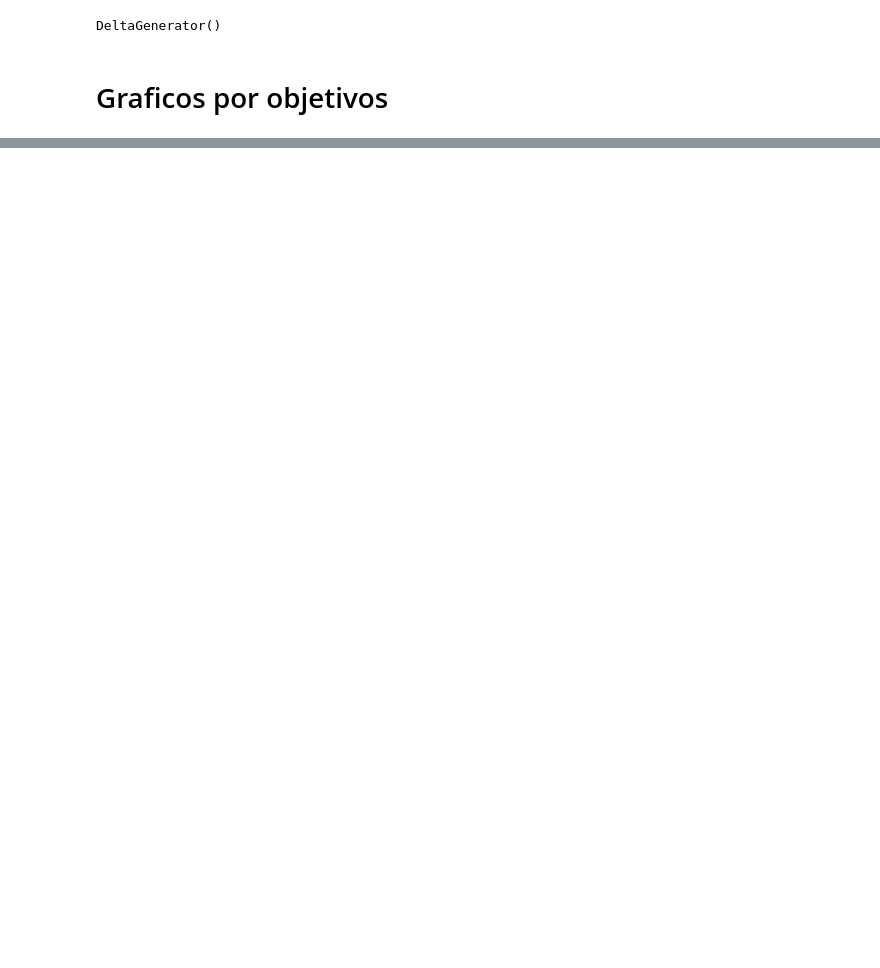
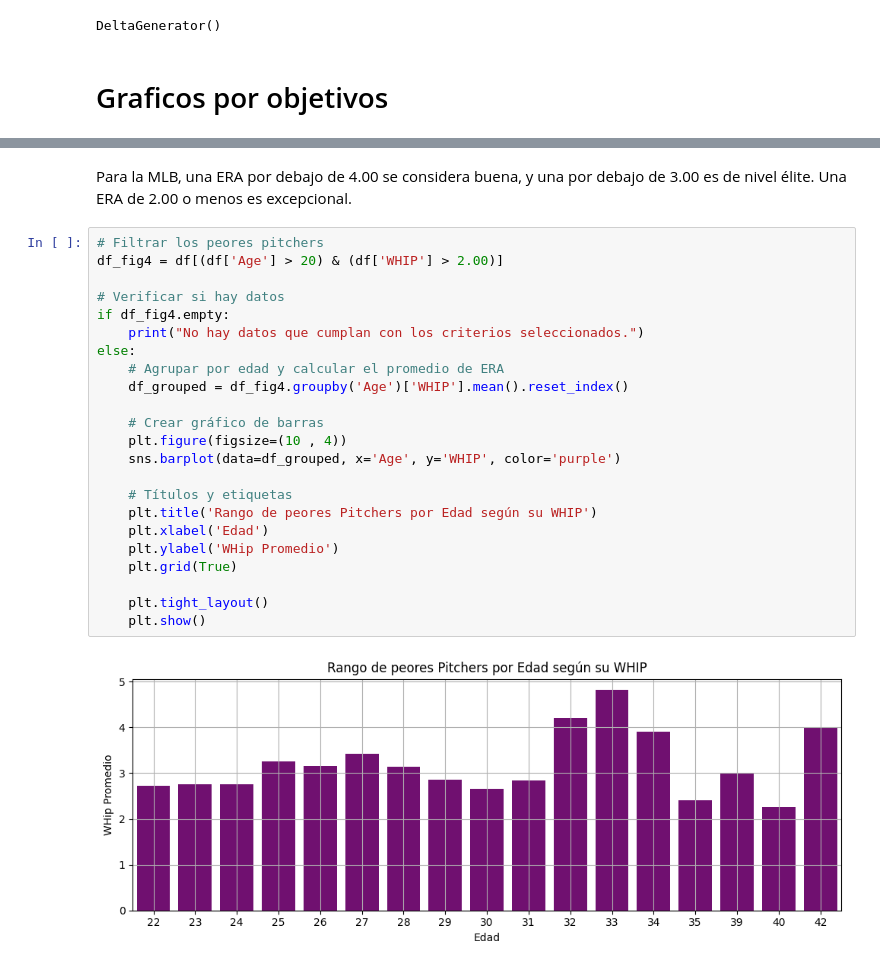
Before and after one commit to alvarogoncalves04/Trabajo-final--Alvaro-Goncalves-Yonelvis-Gonzales, a Jupyter notebook: test.ipynb, the cells around one changed output, grey strips where cells are left out. Drawn from its saved outputs; the diff is of its cells as text; blank space fills up the shorter version.

```diff
--- a/test.ipynb
+++ b/test.ipynb
@@ -285,0 +314,27 @@ DeltaGenerator()
+# %% [markdown]
+Para la MLB, una ERA por debajo de 4.00 se considera buena, y una por debajo de 3.00 es de nivel élite. Una ERA de 2.00 o menos es excepcional.
+# %%
+# Filtrar los peores pitchers
+df_fig4 = df[(df['Age'] > 20) & (df['WHIP'] > 2.00)]
+
+# Verificar si hay datos
+if df_fig4.empty:
+    print("No hay datos que cumplan con los criterios seleccionados.")
+else:
+    # Agrupar por edad y calcular el promedio de ERA
+    df_grouped = df_fig4.groupby('Age')['WHIP'].mean().reset_index()
+
+    # Crear gráfico de barras
+    plt.figure(figsize=(10 , 4))
+    sns.barplot(data=df_grouped, x='Age', y='WHIP', color='purple')
+
+    # Títulos y etiquetas
+    plt.title('Rango de peores Pitchers por Edad según su WHIP')
+    plt.xlabel('Edad')
+    plt.ylabel('WHip Promedio')
+    plt.grid(True)
+
+    plt.tight_layout()
+    plt.show()
+# %% [output]
+[figure, added]
```
Also changed, not shown: parts of 12 cells of this notebook.
